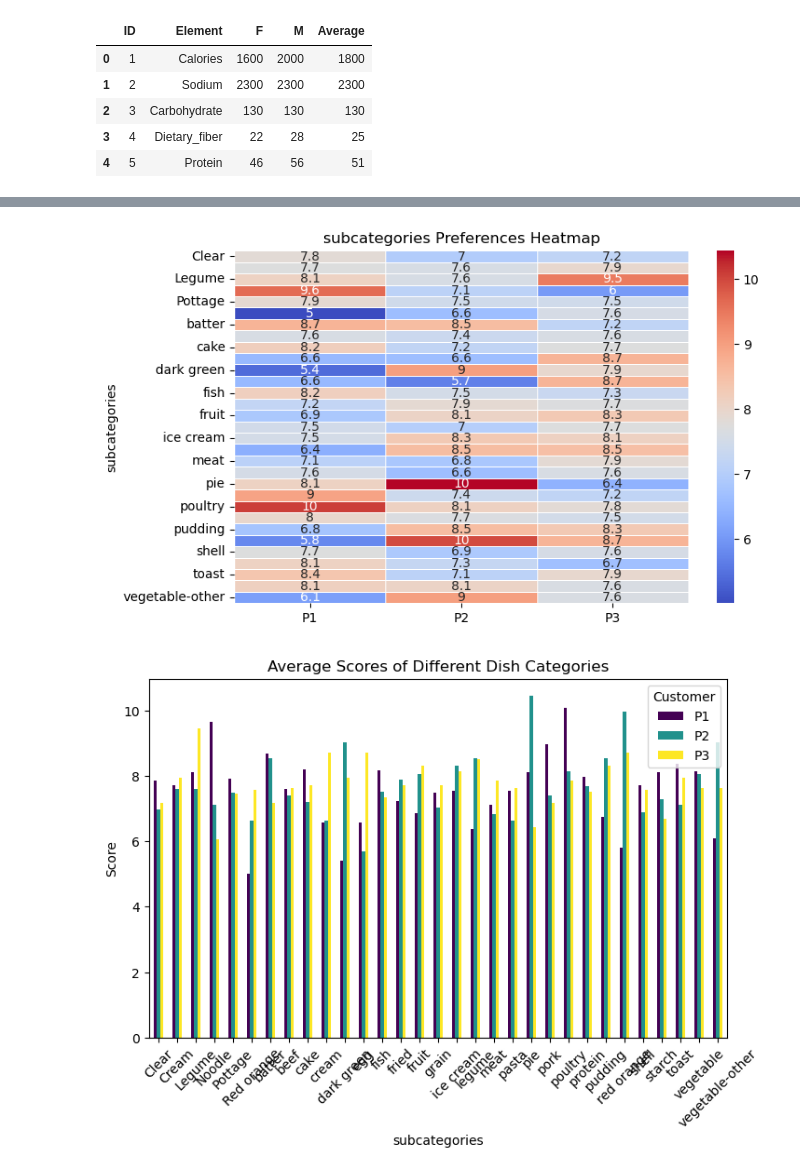
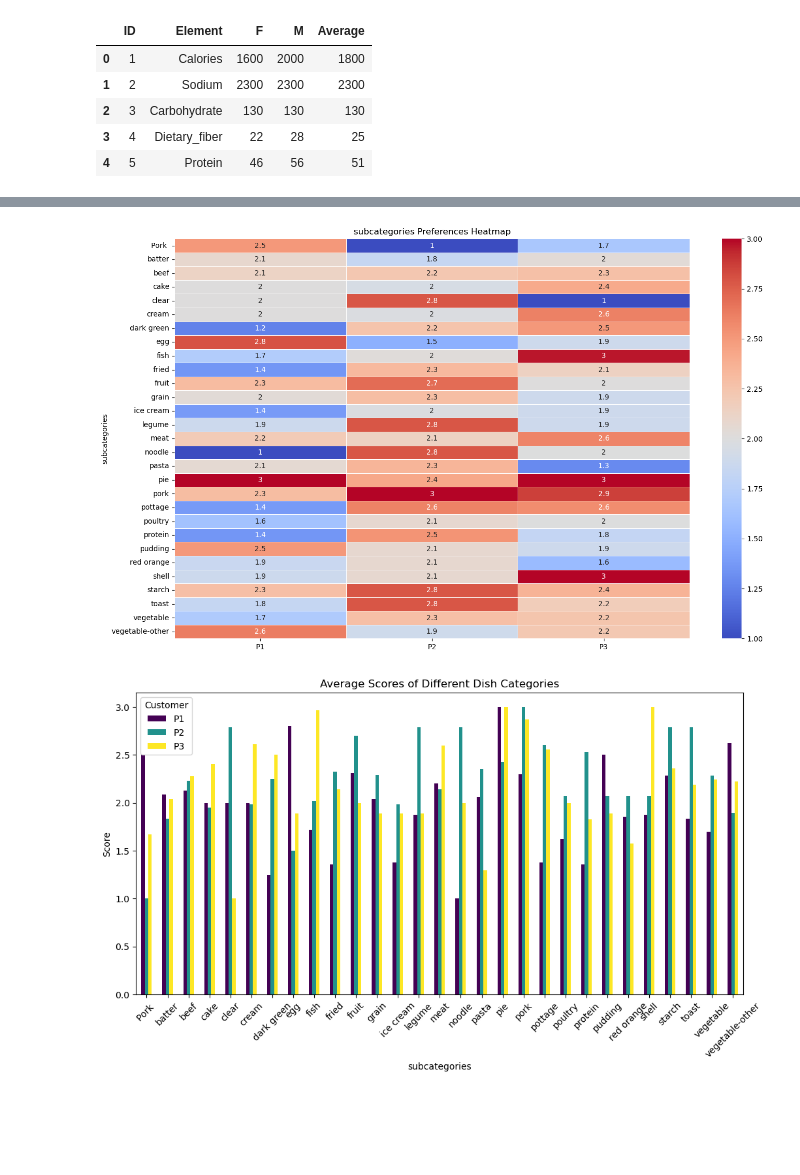
Before and after one commit to DI2636080/AOR, a Jupyter notebook: customer_analysis.ipynb, the cells around one changed output, grey strips where cells are left out. Cells and saved outputs as stored; diff of their text form; code cells hidden in the pictures; blank space fills up the shorter version.

```diff
--- a/customer_analysis.ipynb
+++ b/customer_analysis.ipynb
@@ -25,8 +25,9 @@ meal_data.head()
 | 4 | Corn and Black Bean Salad | Side | legume | NaN | 3.59 | 140.00 | 10.0 | ... |
 5 rows × 28 columns
 # %%
-score_preference_path = 'score_preference.xlsx'
+score_preference_path = 'customer_dish_preferences.xlsx'
 score_preference = pd.read_excel(score_preference_path)
 score_preference.set_index('Unnamed: 0', inplace=True)
 score_preference.head()
+score_preference.shape
 # %% [output]
@@ -256,0 +271,12 @@ subcategories_avg
+# %%
+# initialize MinMaxScaler, set the target range to [1, 3].
+scaler = MinMaxScaler(feature_range=(1, 3))
+
+# normalize each column.
+course_avg_normalized = pd.DataFrame(
+    scaler.fit_transform(subcategories_avg),
+    columns=subcategories_avg.columns,
+    index=subcategories_avg.index
+)
+
+print(course_avg_normalized)
@@ -257,16 +301,16 @@ subcategories_avg
 # %%
-plt.figure(figsize=(8, 5))
-sns.heatmap(subcategories_avg, annot=True, cmap="coolwarm", linewidths=0.5)
+plt.figure(figsize=(16, 10))
+sns.heatmap(course_avg_normalized, annot=True, cmap="coolwarm", linewidths=0.5)
 plt.title("subcategories Preferences Heatmap")
 plt.show()
 # %% [output]
-[figure, old version]
+[figure, new version]
 # %%
-subcategories_avg.plot(kind='bar', figsize=(8, 5), colormap='viridis')
+course_avg_normalized.plot(kind='bar', figsize=(12, 6), colormap='viridis')
 plt.title("Average Scores of Different Dish Categories")
 plt.ylabel("Score")
 plt.xticks(rotation=45)
 plt.legend(title="Customer")
 plt.show()
 # %% [output]
-[figure, old version]
+[figure, new version]
```
Also changed, not shown: parts of 16 cells of this notebook.
